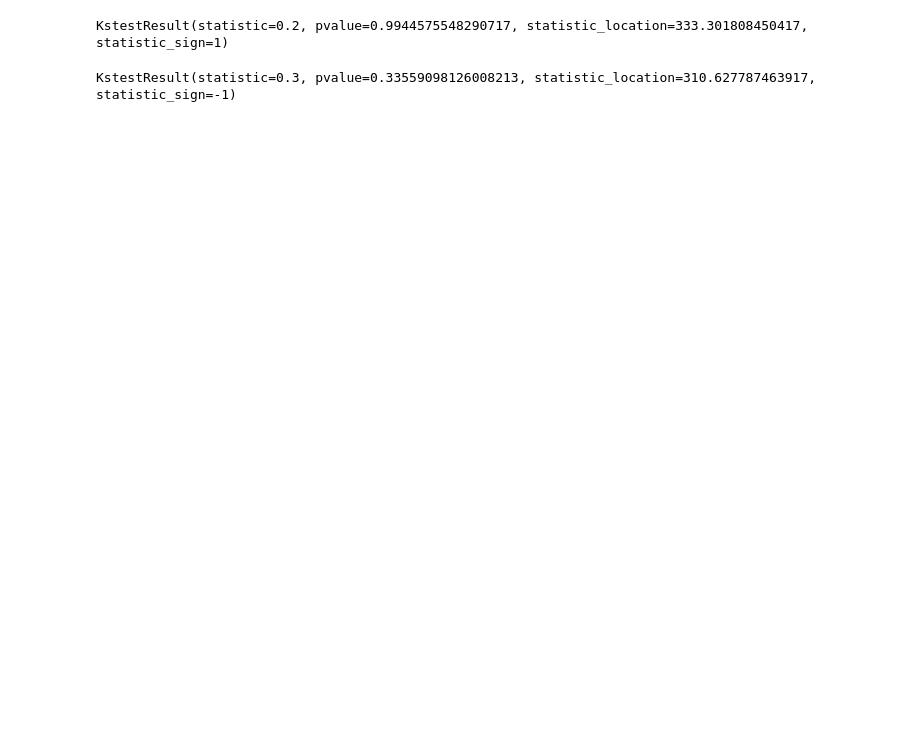
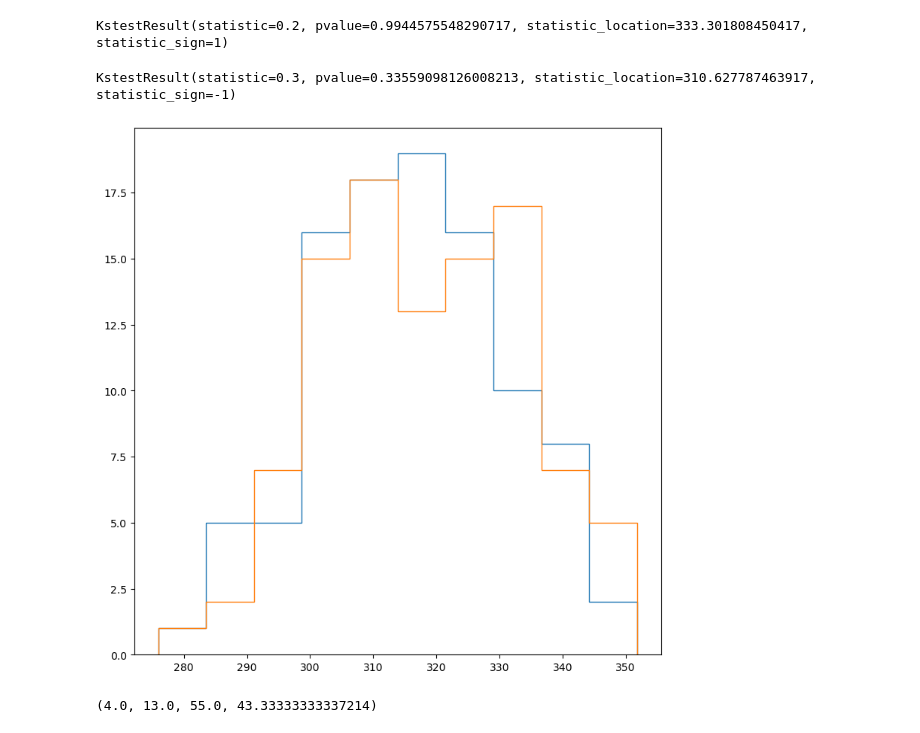
Before and after one commit to UCO-OpResearch/lysis, a Jupyter notebook: src/python/RNG Comparisons.ipynb, the cells around one changed output. Saved outputs shown, nothing was run; the diff lists cells and outputs as text; code cells hidden in the pictures; blank space fills up the shorter version.

```diff
--- a/src/python/RNG Comparisons.ipynb
+++ b/src/python/RNG Comparisons.ipynb
@@ -137,3 +113,18 @@ KstestResult(statistic=0.2, pvalue=0.9944575548290717, statistic_location=333.30
 scipy.stats.ks_2samp(normal_degrade_times, array_degrade_times)
 # %% [output]
 KstestResult(statistic=0.3, pvalue=0.33559098126008213, statistic_location=310.627787463917, statistic_sign=-1)
+# %%
+fig = plt.figure(figsize=(7, 7))
+ax = fig.add_axes([0, 0, 1, 1])#, frameon=False)
+counts_n, bins_n = np.histogram(normal_degrade_times, range=(min(normal_degrade_times + array_degrade_times), max(normal_degrade_times + array_degrade_times)))
+ax.stairs(counts_n, bins_n)
+counts_a, bins_a = np.histogram(array_degrade_times, range=(min(normal_degrade_times + array_degrade_times), max(normal_degrade_times + array_degrade_times)))
+ax.stairs(counts_a, bins_a)
+plt.show()
+# %% [output]
+[figure, added]
+# %%
+a = np.mean([39624, 39558, 39541]) * 10
+a // (60*60*24), a // (60*60) % 24, (a // 60) % 60, a % 60
+# %% [output]
+(4.0, 13.0, 55.0, 43.33333333337214)
```
Also changed, not shown: parts of 5 cells of this notebook, 1 other file.
